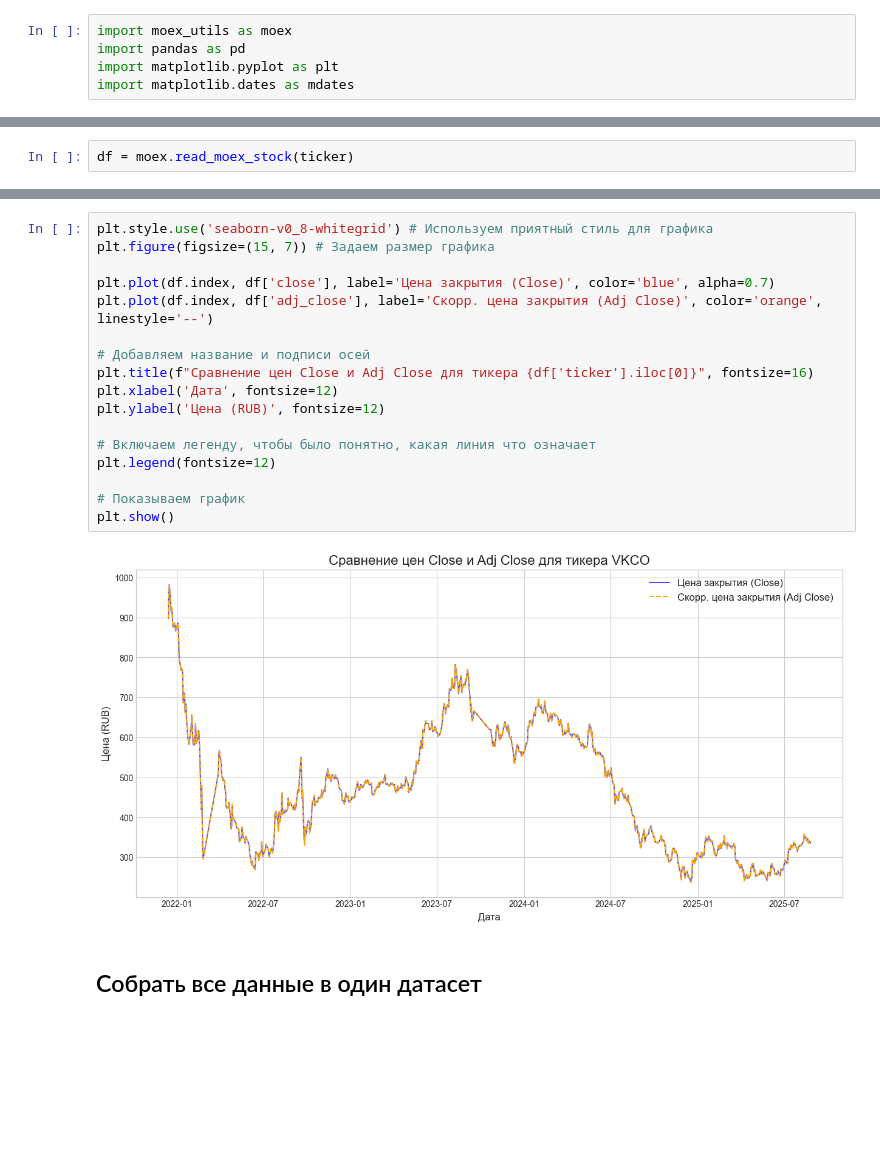
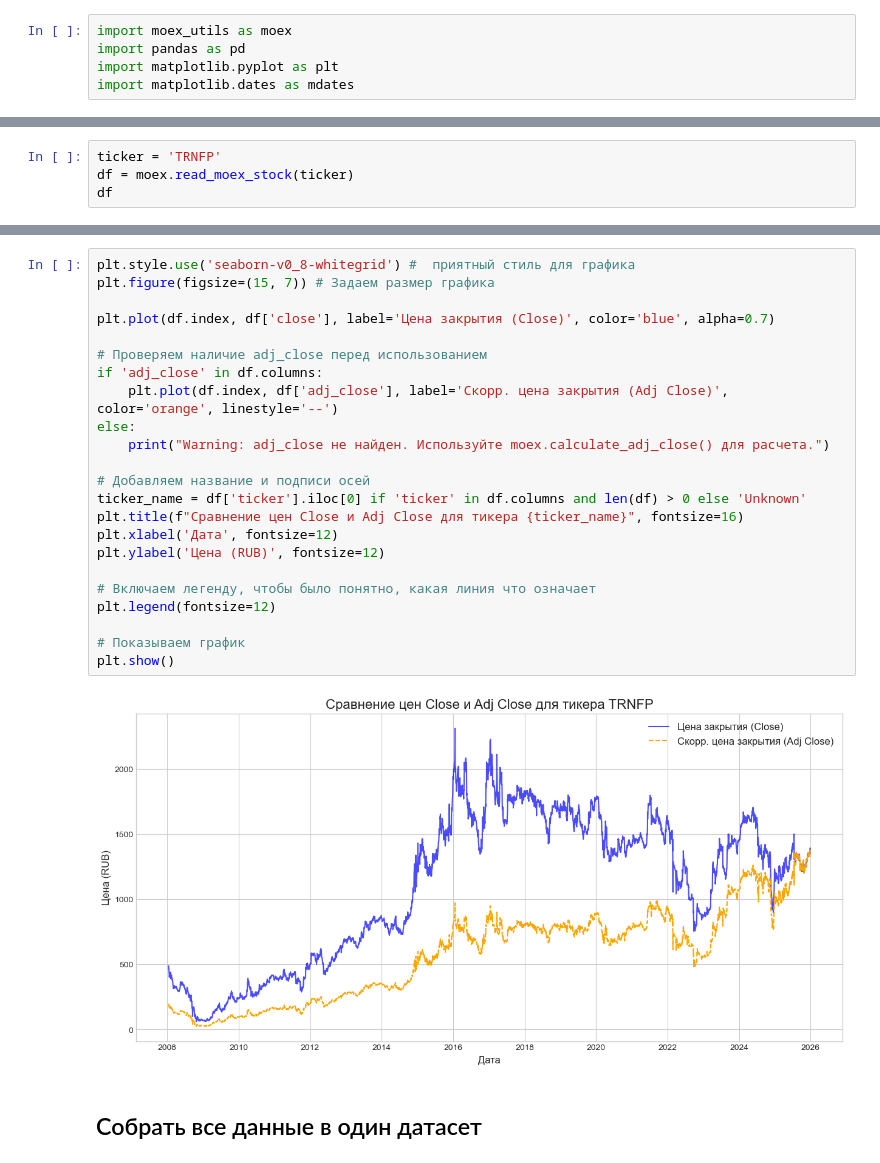
Before and after one commit to quantviews/moexutils, a Jupyter notebook: market-analysis.ipynb, the cells around one changed output, grey strips where cells are left out. Cells and saved outputs as stored; diff of their text form; blank space fills up the shorter version.

```diff
--- a/market-analysis.ipynb
+++ b/market-analysis.ipynb
@@ -10,3 +8,5 @@ ticker = 'VKCO'
 # %%
+ticker = 'TRNFP'
 df = moex.read_moex_stock(ticker)
+df
 # %% [output]
@@ -31,22 +28,28 @@ df
 # %%
-plt.style.use('seaborn-v0_8-whitegrid') # Используем приятный стиль для графика
+plt.style.use('seaborn-v0_8-whitegrid') #  приятный стиль для графика
 plt.figure(figsize=(15, 7)) # Задаем размер графика
 
 plt.plot(df.index, df['close'], label='Цена закрытия (Close)', color='blue', alpha=0.7)
-plt.plot(df.index, df['adj_close'], label='Скорр. цена закрытия (Adj Close)', color='orange', linestyle='--')
+
+# Проверяем наличие adj_close перед использованием
+if 'adj_close' in df.columns:
+    plt.plot(df.index, df['adj_close'], label='Скорр. цена закрытия (Adj Close)', color='orange', linestyle='--')
+else:
+    print("Warning: adj_close не найден. Используйте moex.calculate_adj_close() для расчета.")
 
 # Добавляем название и подписи осей
-plt.title(f"Сравнение цен Close и Adj Close для тикера {df['ticker'].iloc[0]}", fontsize=16)
+ticker_name = df['ticker'].iloc[0] if 'ticker' in df.columns and len(df) > 0 else 'Unknown'
+plt.title(f"Сравнение цен Close и Adj Close для тикера {ticker_name}", fontsize=16)
 plt.xlabel('Дата', fontsize=12)
 plt.ylabel('Цена (RUB)', fontsize=12)
 
 # Включаем легенду, чтобы было понятно, какая линия что означает
 plt.legend(fontsize=12)
 
 # Показываем график
 plt.show()
 # %% [output]
-[figure, old version]
+[figure, new version]
 # %% [markdown]
 ## Собрать все данные в один датасет
 # %%
```
Also changed, not shown: parts of 14 cells of this notebook, 4 other files.
